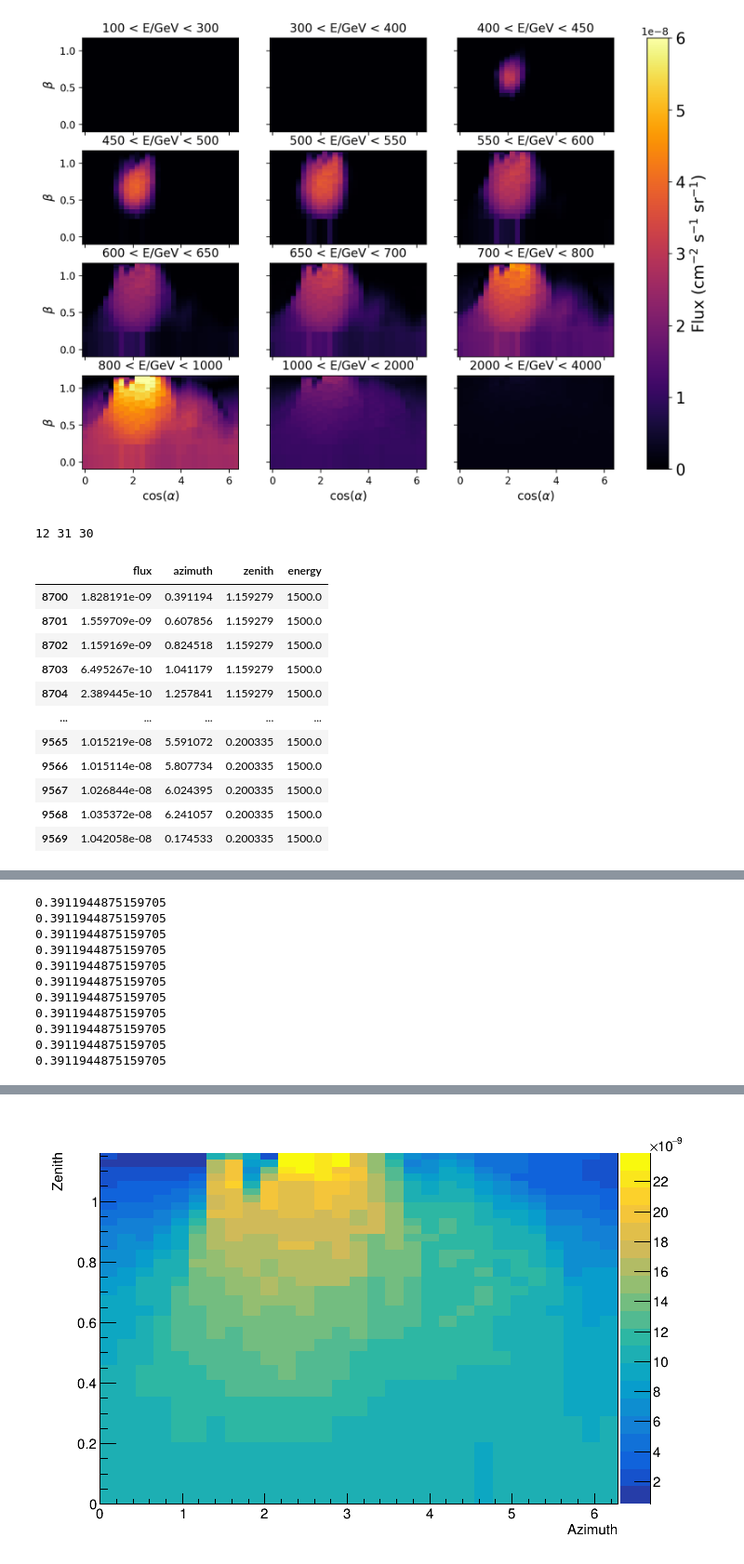
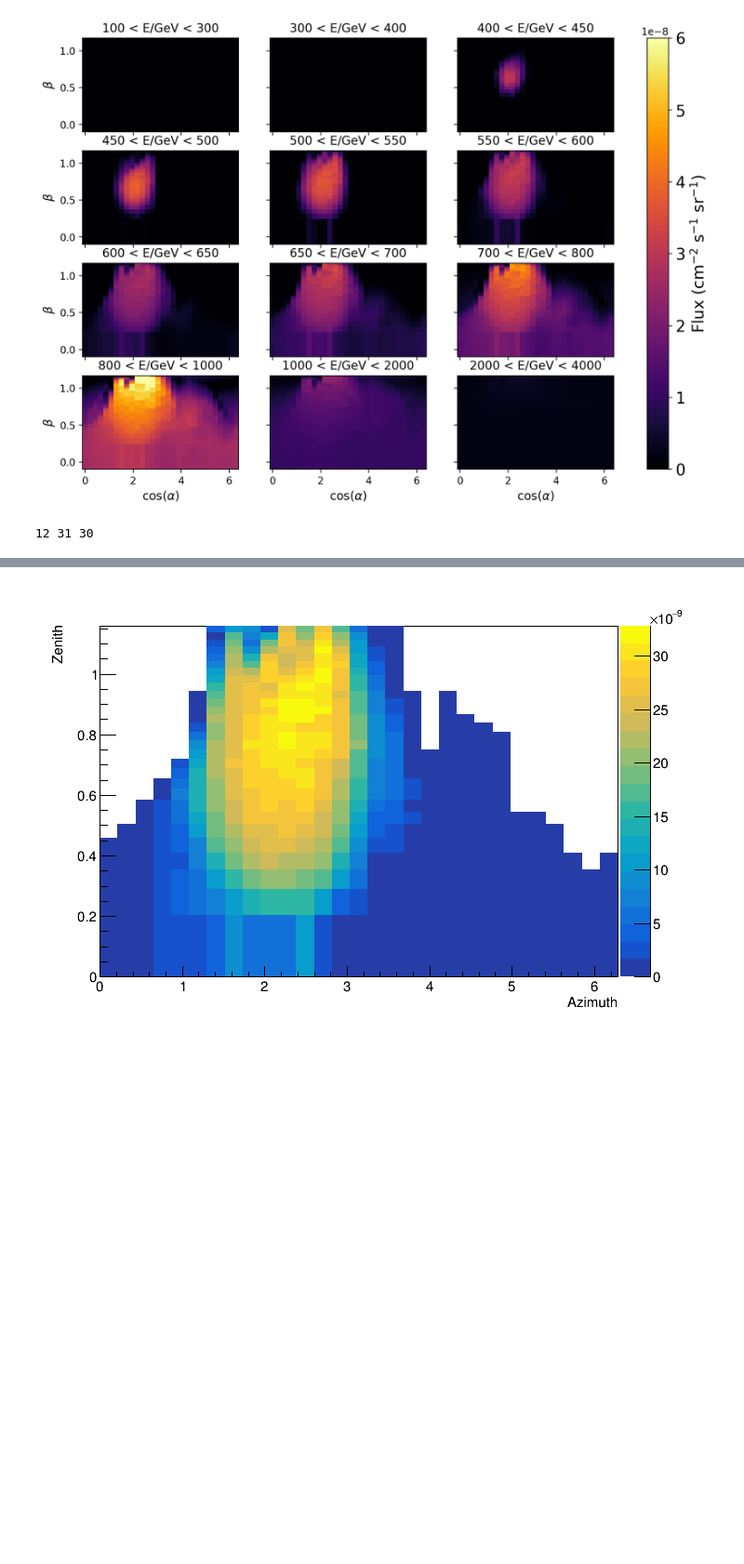
Before and after one commit to kvjmistry/MuonGenerator, a Jupyter notebook: MCEQProposalCombine.ipynb, the cells around one changed output, grey strips where cells are left out. Shown at 93% size. Cells and saved outputs as stored; diff of their text form; code cells hidden in the pictures; blank space fills up the shorter version.

```diff
--- a/MCEQProposalCombine.ipynb
+++ b/MCEQProposalCombine.ipynb
@@ -224,7 +208,7 @@ axes[3,0].set_ylabel(r"$\beta$",fontsize=12)
 Text(0, 0.5, '$\\beta$')
 [figure]
 # %%
-# Lets convert the 3D histogram into a dataframe
+# Lets convert the 3D h3dogram into a dataframe
 
 # Loop over the flux bins and get zenith and azimuth values to save to file
 
@@ -261,39 +245,21 @@ dict_ = {'flux':flux, 'azimuth': azimuth, 'zenith': zenith, 'energy': energy}
 dataframe = pd.DataFrame(dict_)
 # display(dataframe)
 
+# Pick an index
+e  = 5
 
-display(e3000)
+# Make a cut on the dataframe
+e3000 = dataframe.loc[ (dataframe["energy"] == (EBins[e]+ EBins[e+1])/2.0)]
 
-for e in range(0, len(correctedmeshes)-1):
+h.Clear
+h = ROOT.TH2F("za", ";Azimuth; Zenith", len(binEdges_azimuth)-1, binEdges_azimuth, len(binEdges_zenith)-1, binEdges_zenith)
 
-    # Make a cut on the dataframe
-    e3000 = dataframe.loc[ (dataframe["energy"] == (EBins[e]+ EBins[e+1])/2.0)]
+for i in range(len(e3000["azimuth"])):
+    h.Fill(e3000["azimuth"].iloc[i], e3000["zenith"].iloc[i], e3000["flux"].iloc[i])
 
-    h.Clear
-    h = ROOT.TH2F("za", ";Azimuth; Zenith", len(binEdges_azimuth)-1, binEdges_azimuth, len(binEdges_zenith)-1, binEdges_zenith)
-
-    # print(binEdges_zenith)
-
-    print(e3000["azimuth"].iloc[0])
-
-    for i in range(len(e3000["azimuth"])):
-        h.Fill(e3000["azimuth"].iloc[i], e3000["zenith"].iloc[i], e3000["flux"].iloc[i])
-
-    ROOT.gStyle.SetOptStat(0)
-    c = ROOT.TCanvas()
-    h.Draw("COLZ")
-    c.Draw()
+ROOT.gStyle.SetOptStat(0)
+c = ROOT.TCanvas()
+h.Draw("COLZ")
+c.Draw()
 # %% [output]
 12 31 30
-|  | flux | azimuth | zenith | energy |
-| 8700 | 1.828191e-09 | 0.391194 | 1.159279 | 1500.0 |
-| 8701 | 1.559709e-09 | 0.607856 | 1.159279 | 1500.0 |
-| 8702 | 1.159169e-09 | 0.824518 | 1.159279 | 1500.0 |
-| 8703 | 6.495267e-10 | 1.041179 | 1.159279 | 1500.0 |
-| 8704 | 2.389445e-10 | 1.257841 | 1.159279 | 1500.0 |
-| ... | ... | ... | ... | ... |
-| 9565 | 1.015219e-08 | 5.591072 | 0.200335 | 1500.0 |
-| 9566 | 1.015114e-08 | 5.807734 | 0.200335 | 1500.0 |
-| 9567 | 1.026844e-08 | 6.024395 | 0.200335 | 1500.0 |
-| 9568 | 1.035372e-08 | 6.241057 | 0.200335 | 1500.0 |
-| 9569 | 1.042058e-08 | 0.174533 | 0.200335 | 1500.0 |
@@ -301,11 +266,0 @@ for e in range(0, len(correctedmeshes)-1):
-0.3911944875159705
-0.3911944875159705
-0.3911944875159705
-0.3911944875159705
-0.3911944875159705
-0.3911944875159705
-0.3911944875159705
-0.3911944875159705
-0.3911944875159705
-0.3911944875159705
-0.3911944875159705
@@ -323 +267 @@ Warning in <TROOT::Append>: Replacing existing TH1: za (Potential memory leak).
-[figure, old version]
+[figure, new version]
```
Also changed, not shown: parts of 6 cells of this notebook.
